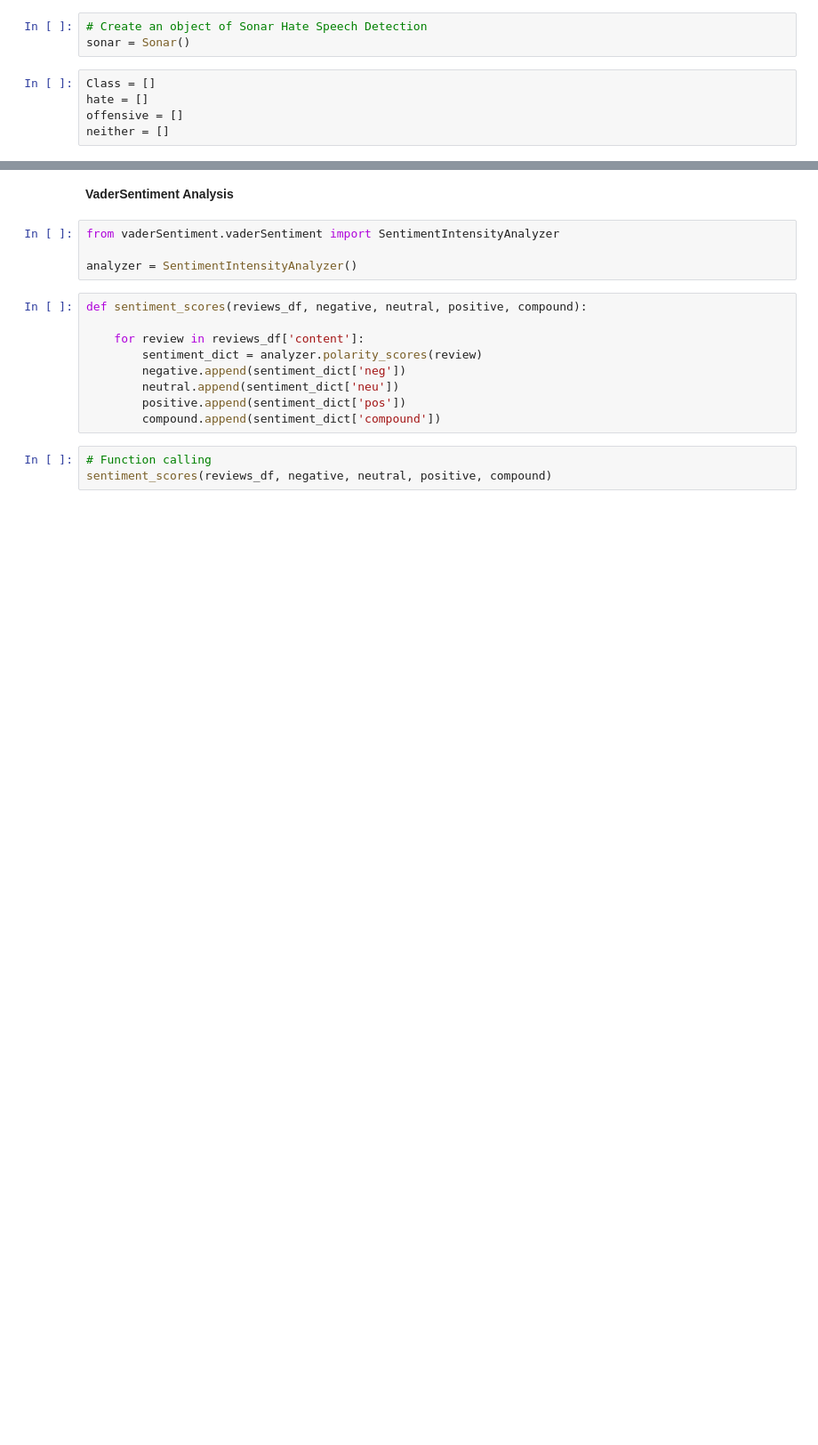
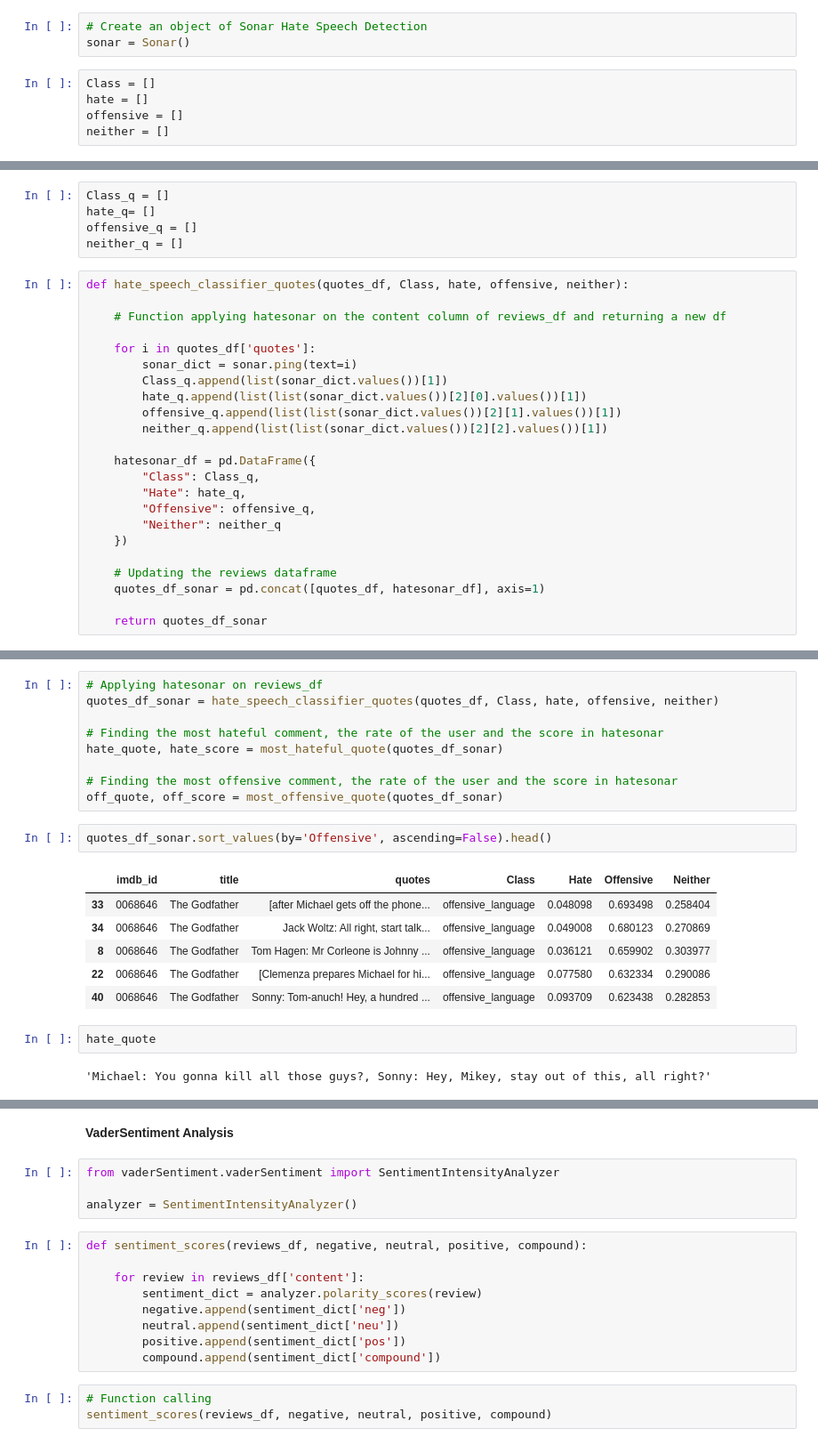
Before and after one commit to atathana/profanity_detector, a Jupyter notebook: profanity_detector/nasia.ipynb, the cells around one changed output, grey strips where cells are left out. Shown: that part at 89% size. Drawn from its saved outputs; the diff is of its cells as text; blank space fills up the shorter version.

```diff
--- a/profanity_detector/nasia.ipynb
+++ b/profanity_detector/nasia.ipynb
@@ -90,0 +129,28 @@ off_comment, rate, off_score = most_offensive_comment(reviews_df_sonar)
+# %%
+Class_q = []
+hate_q= []
+offensive_q = []
+neither_q = []
+# %%
+def hate_speech_classifier_quotes(quotes_df, Class, hate, offensive, neither):
+
+    # Function applying hatesonar on the content column of reviews_df and returning a new df
+
+    for i in quotes_df['quotes']:
+        sonar_dict = sonar.ping(text=i)
+        Class_q.append(list(sonar_dict.values())[1])
+        hate_q.append(list(list(sonar_dict.values())[2][0].values())[1])
+        offensive_q.append(list(list(sonar_dict.values())[2][1].values())[1])
+        neither_q.append(list(list(sonar_dict.values())[2][2].values())[1])
+
+    hatesonar_df = pd.DataFrame({
+        "Class": Class_q,
+        "Hate": hate_q,
+        "Offensive": offensive_q,
+        "Neither": neither_q
+    })
+
+    # Updating the reviews dataframe
+    quotes_df_sonar = pd.concat([quotes_df, hatesonar_df], axis=1)
+
+    return quotes_df_sonar
@@ -90,0 +183,22 @@ off_comment, rate, off_score = most_offensive_comment(reviews_df_sonar)
+# %%
+# Applying hatesonar on reviews_df
+quotes_df_sonar = hate_speech_classifier_quotes(quotes_df, Class, hate, offensive, neither)
+
+# Finding the most hateful comment, the rate of the user and the score in hatesonar
+hate_quote, hate_score = most_hateful_quote(quotes_df_sonar)
+
+# Finding the most offensive comment, the rate of the user and the score in hatesonar
+off_quote, off_score = most_offensive_quote(quotes_df_sonar)
+# %%
+quotes_df_sonar.sort_values(by='Offensive', ascending=False).head()
+# %% [output]
+|  | imdb_id | title | quotes | Class | Hate | Offensive | Neither |
+| 33 | 0068646 | The Godfather | [after Michael gets off the phone... | offensive_language | 0.048098 | 0.693498 | 0.258404 |
+| 34 | 0068646 | The Godfather | Jack Woltz: All right, start talk... | offensive_language | 0.049008 | 0.680123 | 0.270869 |
+| 8 | 0068646 | The Godfather | Tom Hagen: Mr Corleone is Johnny ... | offensive_language | 0.036121 | 0.659902 | 0.303977 |
+| 22 | 0068646 | The Godfather | [Clemenza prepares Michael for hi... | offensive_language | 0.077580 | 0.632334 | 0.290086 |
+| 40 | 0068646 | The Godfather | Sonny: Tom-anuch! Hey, a hundred ... | offensive_language | 0.093709 | 0.623438 | 0.282853 |
+# %%
+hate_quote
+# %% [output]
+'Michael: You gonna kill all those guys?, Sonny: Hey, Mikey, stay out of this, all right?'
```
Also changed, not shown: parts of 17 cells of this notebook.
